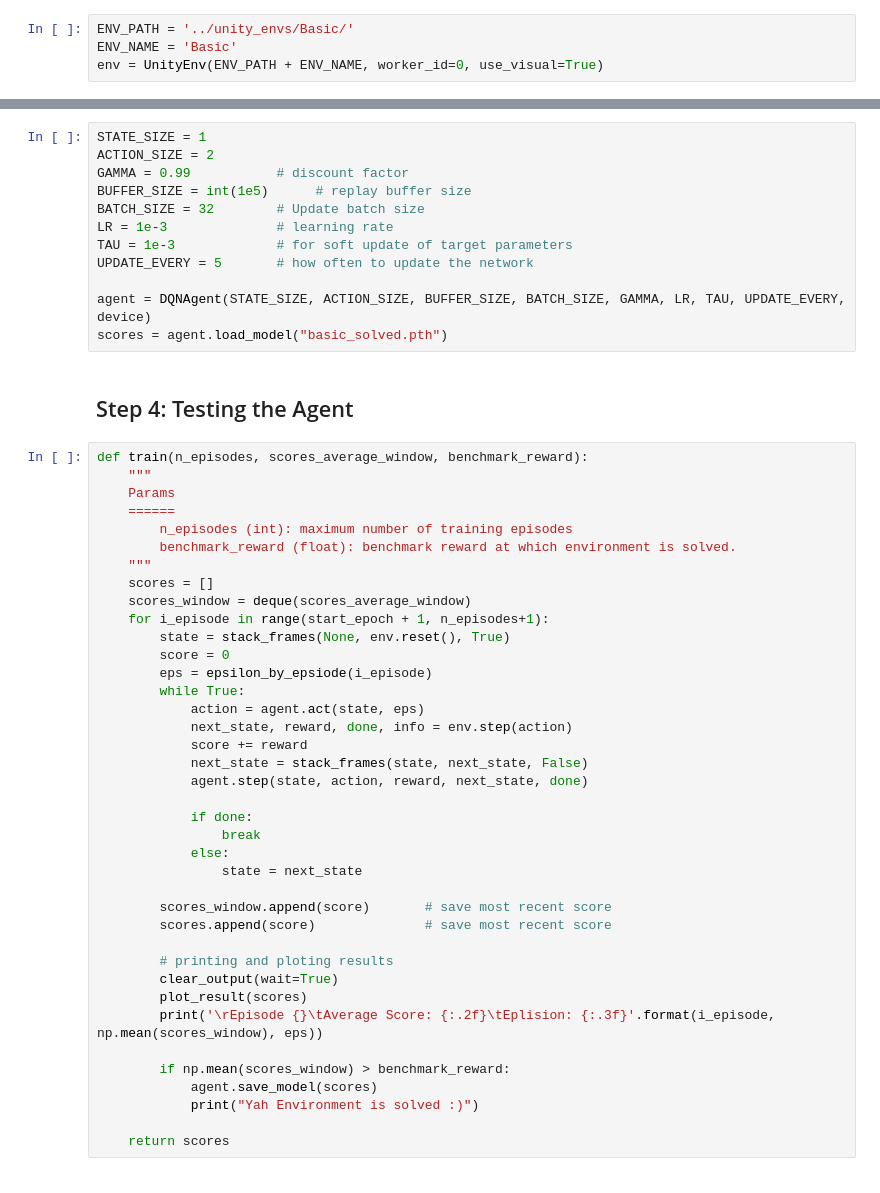
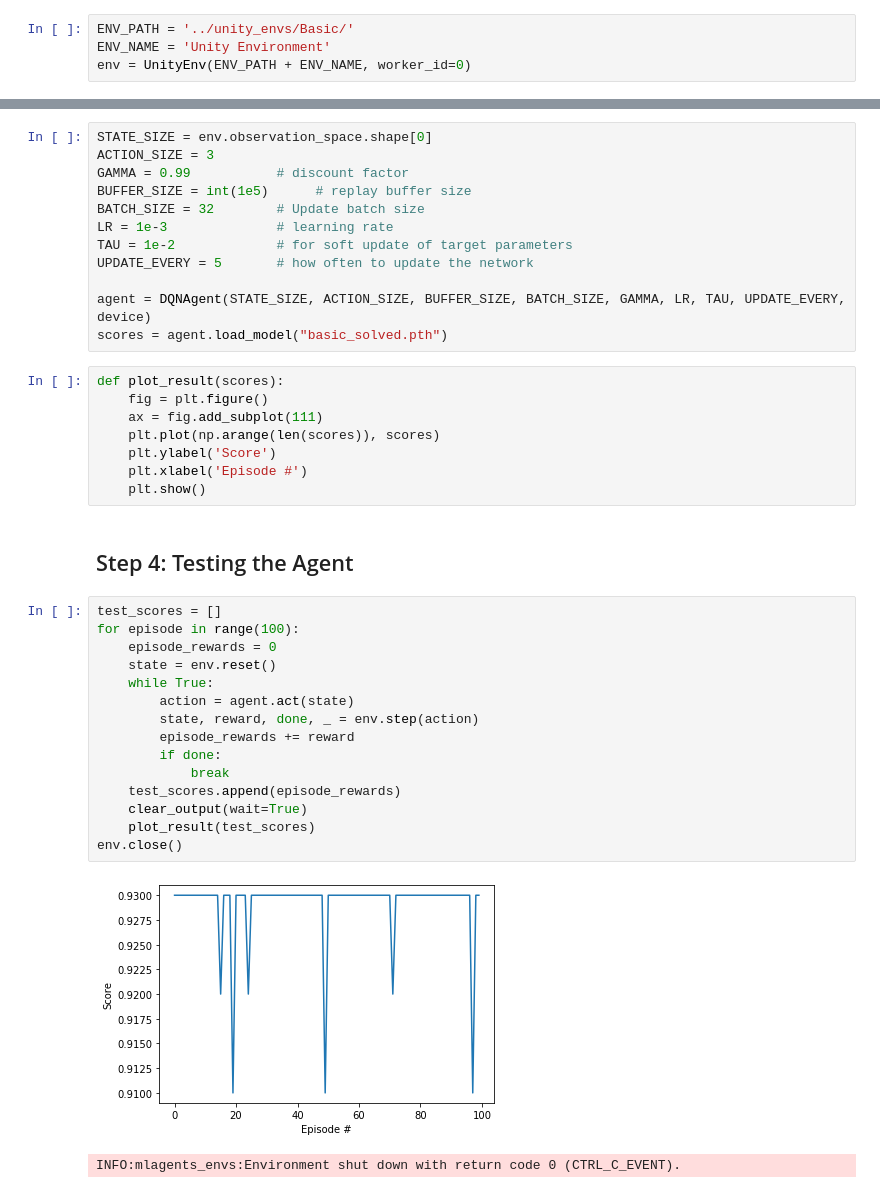
Before and after one commit to deepanshut041/MlAgents, a Jupyter notebook: basic/test.ipynb, the cells around one changed output, grey strips where cells are left out. Saved outputs shown, nothing was run; the diff lists cells and outputs as text.

Commit message:
Completed Unity basic environment traning

```diff
--- a/basic/test.ipynb
+++ b/basic/test.ipynb
@@ -23,5 +23,5 @@ from model import DQNLinear
 Initialize the environment in the code cell below.
 # %%
 ENV_PATH = '../unity_envs/Basic/'
-ENV_NAME = 'Basic'
-env = UnityEnv(ENV_PATH + ENV_NAME, worker_id=0, use_visual=True)
+ENV_NAME = 'Unity Environment'
+env = UnityEnv(ENV_PATH + ENV_NAME, worker_id=0)
@@ -32,55 +38,42 @@ print("Device: ", device)
 # %% [markdown]
 ## Step 3: Creating our Agent
 # %%
-STATE_SIZE = 1
-ACTION_SIZE = 2
+STATE_SIZE = env.observation_space.shape[0]
+ACTION_SIZE = 3
 GAMMA = 0.99           # discount factor
 BUFFER_SIZE = int(1e5)      # replay buffer size
 BATCH_SIZE = 32        # Update batch size
 LR = 1e-3              # learning rate
-TAU = 1e-3             # for soft update of target parameters
+TAU = 1e-2             # for soft update of target parameters
 UPDATE_EVERY = 5       # how often to update the network
 
 agent = DQNAgent(STATE_SIZE, ACTION_SIZE, BUFFER_SIZE, BATCH_SIZE, GAMMA, LR, TAU, UPDATE_EVERY, device)
 scores = agent.load_model("basic_solved.pth")
+# %%
+def plot_result(scores):
+    fig = plt.figure()
+    ax = fig.add_subplot(111)
+    plt.plot(np.arange(len(scores)), scores)
+    plt.ylabel('Score')
+    plt.xlabel('Episode #')
+    plt.show()
 # %% [markdown]
 ## Step 4: Testing the Agent
-# %%
-def train(n_episodes, scores_average_window, benchmark_reward):
-    """
-    Params
-    ======
-        n_episodes (int): maximum number of training episodes
-        benchmark_reward (float): benchmark reward at which environment is solved.
-    """
-    scores = []
-    scores_window = deque(scores_average_window)
-    for i_episode in range(start_epoch + 1, n_episodes+1):
-        state = stack_frames(None, env.reset(), True)
-        score = 0
-        eps = epsilon_by_epsiode(i_episode)
-        while True:
-            action = agent.act(state, eps)
-            next_state, reward, done, info = env.step(action)
-            score += reward
-            next_state = stack_frames(state, next_state, False)
-            agent.step(state, action, reward, next_state, done)
-
-            if done:
-                break
-            else:
-                state = next_state
-
-        scores_window.append(score)       # save most recent score
-        scores.append(score)              # save most recent score
-
-        # printing and ploting results
-        clear_output(wait=True)
-        plot_result(scores)
-        print('\rEpisode {}\tAverage Score: {:.2f}\tEplision: {:.3f}'.format(i_episode, np.mean(scores_window), eps))
-
-        if np.mean(scores_window) > benchmark_reward:
-            agent.save_model(scores)
-            print("Yah Environment is solved :)")
-
-    return scores
+# %%
+test_scores = []
+for episode in range(100):
+    episode_rewards = 0
+    state = env.reset()
+    while True:
+        action = agent.act(state)
+        state, reward, done, _ = env.step(action)
+        episode_rewards += reward
+        if done:
+            break
+    test_scores.append(episode_rewards)
+    clear_output(wait=True)
+    plot_result(test_scores)
+env.close()
+# %% [output]
+[figure, added]
+INFO:mlagents_envs:Environment shut down with return code 0 (CTRL_C_EVENT).
```
Also changed, not shown: parts of 2 cells of this notebook, 4 other files.
